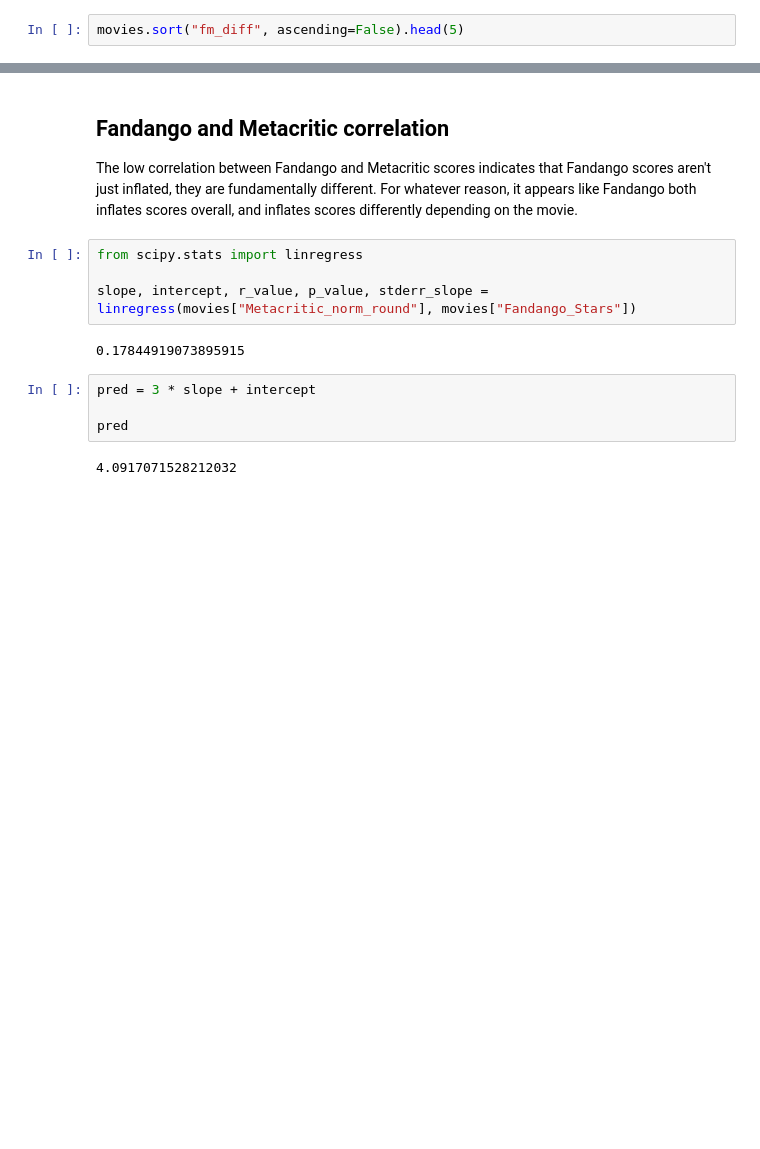
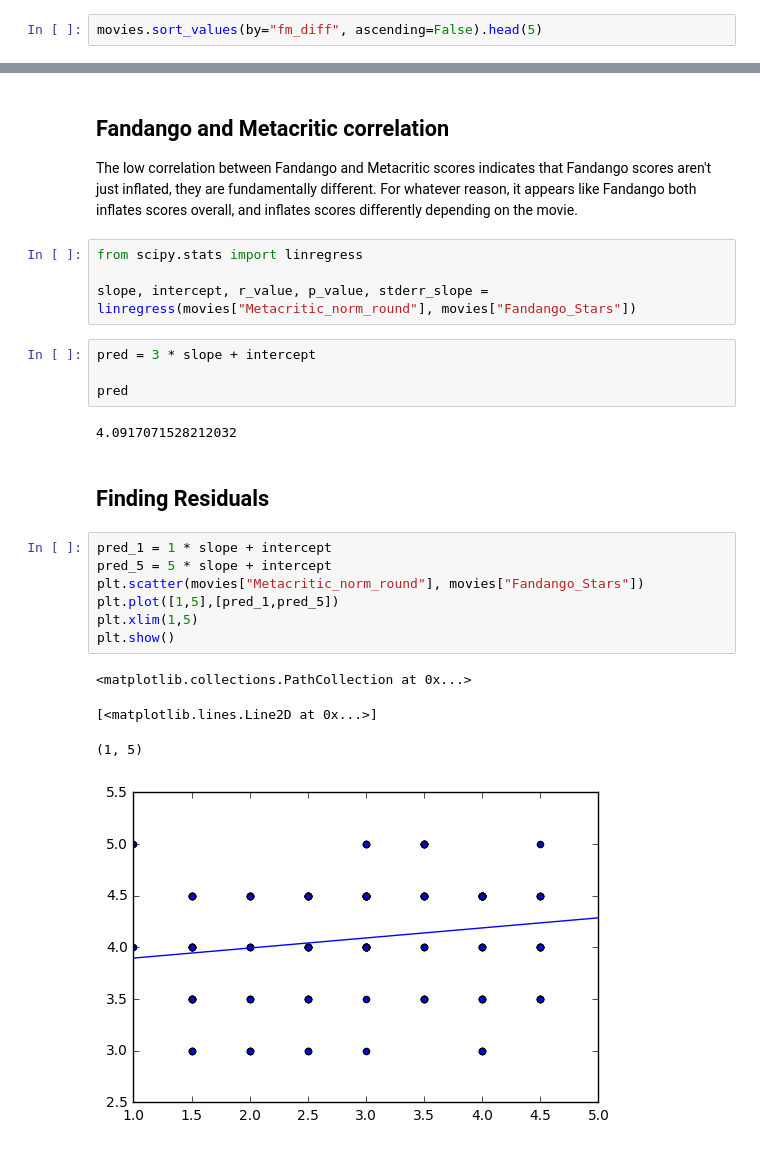
Before and after one commit to dataquestio/solutions, a Jupyter notebook: Mission209Solution.ipynb, the cells around one changed output, grey strips where cells are left out. Drawn from its saved outputs; the diff is of its cells as text; blank space fills up the shorter version.

```diff
--- a/Mission209Solution.ipynb
+++ b/Mission209Solution.ipynb
@@ -89,7 +89,7 @@ plt.scatter(movies["Metacritic_norm_round"], movies["Fandango_Stars"])
 # %%
 movies["fm_diff"] = numpy.abs(movies["Metacritic_norm_round"] - movies["Fandango_Stars"])
 # %%
-movies.sort("fm_diff", ascending=False).head(5)
+movies.sort_values(by="fm_diff", ascending=False).head(5)
 # %% [output]
 |  | FILM | RottenTomatoes | RottenTomatoes_User | Metacritic | Metacritic_User | IMDB | Fandango_Stars | ... |
 | 3 | Do You Believe? (2015) | 18 | 84 | 22 | 4.7 | 5.4 | 5.0 | ... |
@@ -114,11 +114,23 @@ The low correlation between Fandango and Metacritic scores indicates that Fandan
 from scipy.stats import linregress
 
 slope, intercept, r_value, p_value, stderr_slope = linregress(movies["Metacritic_norm_round"], movies["Fandango_Stars"])
-# %% [output]
-0.17844919073895915
 # %%
 pred = 3 * slope + intercept
 
 pred
 # %% [output]
 4.0917071528212032
+# %% [markdown]
+## Finding Residuals
+# %%
+pred_1 = 1 * slope + intercept
+pred_5 = 5 * slope + intercept
+plt.scatter(movies["Metacritic_norm_round"], movies["Fandango_Stars"])
+plt.plot([1,5],[pred_1,pred_5])
+plt.xlim(1,5)
+plt.show()
+# %% [output]
+<matplotlib.collections.PathCollection at 0x...>
+[<matplotlib.lines.Line2D at 0x...>]
+(1, 5)
+[figure, added]
```
Also changed, not shown: parts of 3 cells of this notebook.
